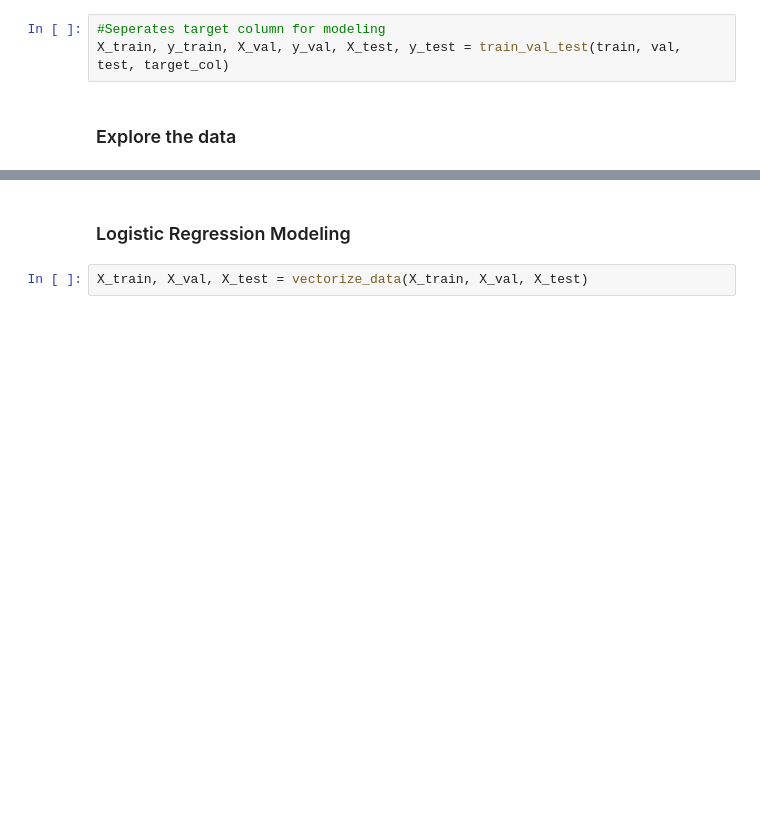
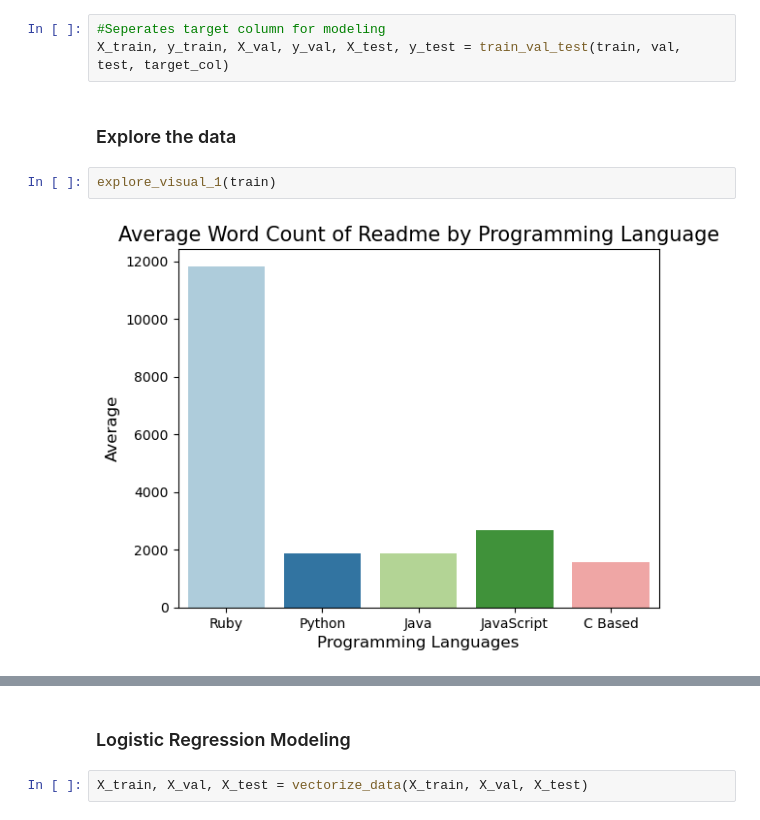
Before and after one commit to Speakeasy-Casino/ace-archives, a Jupyter notebook: final_product.ipynb, the cells around one changed output, grey strips where cells are left out. Cells and saved outputs as stored; diff of their text form; blank space fills up the shorter version.

```diff
--- a/final_product.ipynb
+++ b/final_product.ipynb
@@ -47,3 +48,7 @@ target_col = "language"
 X_train, y_train, X_val, y_val, X_test, y_test = train_val_test(train, val, test, target_col)
 # %% [markdown]
 ### Explore the data
+# %%
+explore_visual_1(train)
+# %% [output]
+[figure, added]
```
Also changed, not shown: parts of 10 cells of this notebook, 2 other files.
